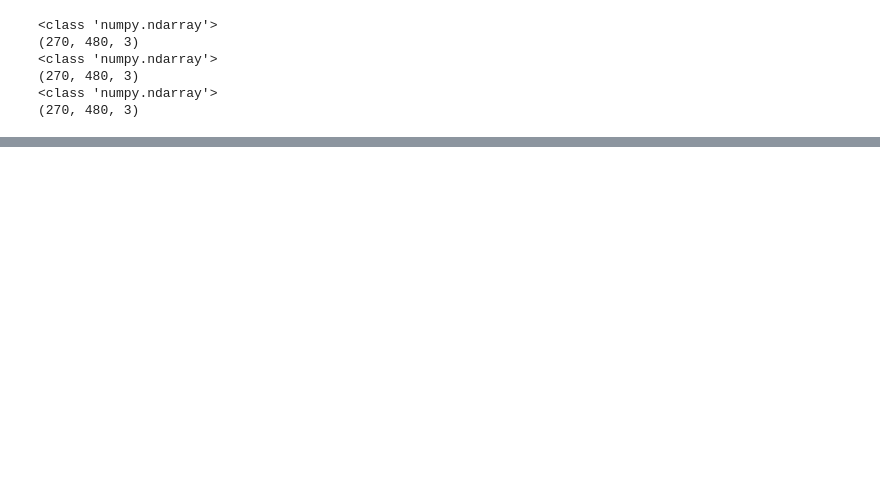
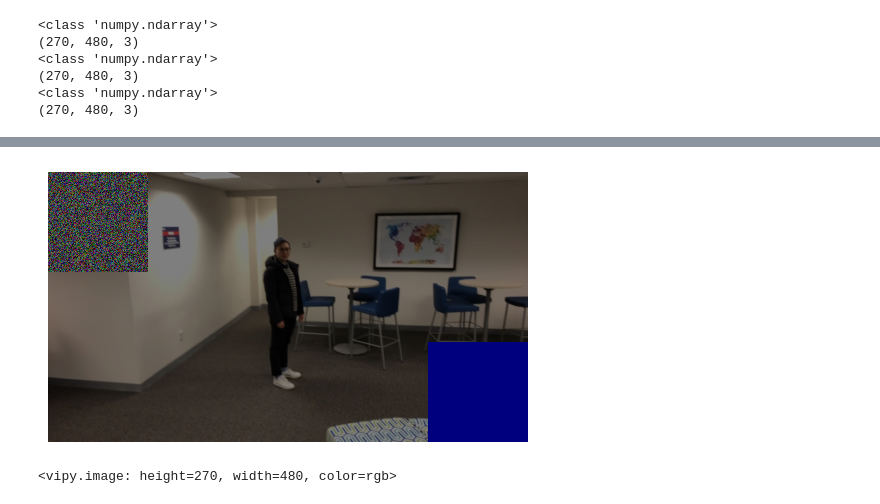
Before and after one commit to visym/vipy, a Jupyter notebook: demo/frames.ipynb, the cells around one changed output, grey strips where cells are left out. Saved outputs shown, nothing was run; the diff lists cells and outputs as text; code cells hidden in the pictures; blank space fills up the shorter version.

```diff
--- a/demo/frames.ipynb
+++ b/demo/frames.ipynb
@@ -49,0 +55,5 @@ vid[0].show()
+# %%
+vid[0].show()
+# %% [output]
+[figure, added]
+<vipy.image: height=270, width=480, color=rgb>
```
Also changed, not shown: parts of 6 cells of this notebook, 1 other file.
